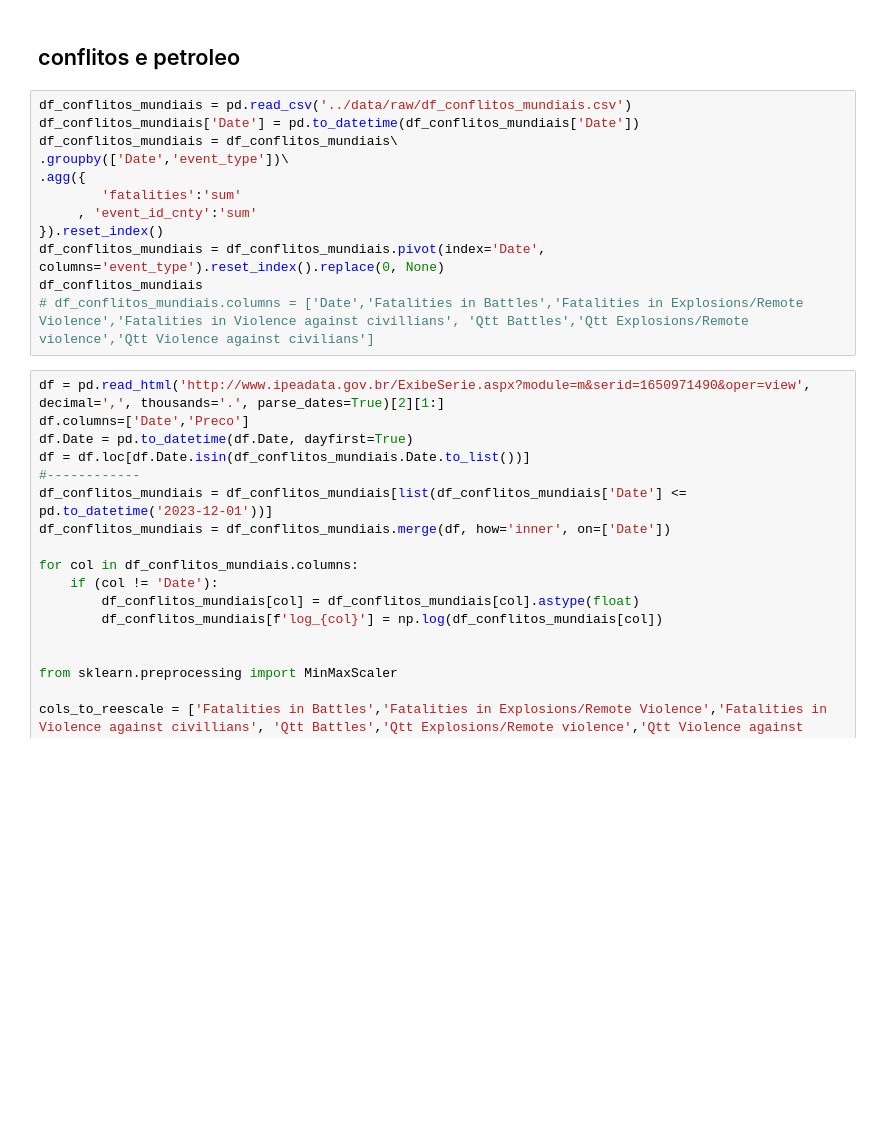
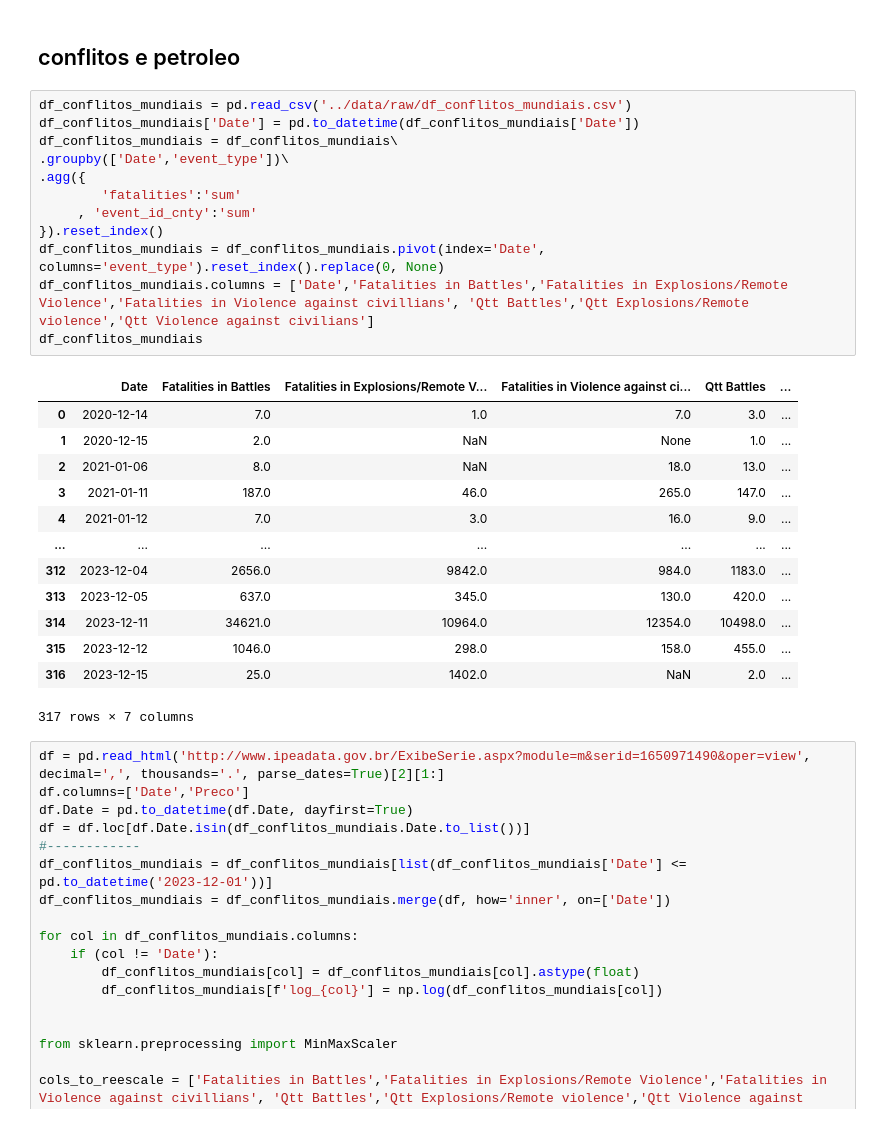
Before and after one commit to pehls/gp27_techchallenge_4, a Jupyter notebook: notebooks/002_gtrp_variaveis.ipynb, the cells around one changed output. Cells and saved outputs as stored; diff of their text form; blank space fills up the shorter version.

```diff
--- a/notebooks/002_gtrp_variaveis.ipynb
+++ b/notebooks/002_gtrp_variaveis.ipynb
@@ -50,15 +50,29 @@ df_conflitos[['event_type', 'sub_event_type']].drop_duplicates().to_csv('../data
 # %%
 df_conflitos_mundiais = pd.read_csv('../data/raw/df_conflitos_mundiais.csv')
 df_conflitos_mundiais['Date'] = pd.to_datetime(df_conflitos_mundiais['Date'])
 df_conflitos_mundiais = df_conflitos_mundiais\
 .groupby(['Date','event_type'])\
 .agg({
         'fatalities':'sum'
      , 'event_id_cnty':'sum'
 }).reset_index()
 df_conflitos_mundiais = df_conflitos_mundiais.pivot(index='Date', columns='event_type').reset_index().replace(0, None)
+df_conflitos_mundiais.columns = ['Date','Fatalities in Battles','Fatalities in Explosions/Remote Violence','Fatalities in Violence against civillians', 'Qtt Battles','Qtt Explosions/Remote violence','Qtt Violence against civilians']
 df_conflitos_mundiais
-# df_conflitos_mundiais.columns = ['Date','Fatalities in Battles','Fatalities in Explosions/Remote Violence','Fatalities in Violence against civillians', 'Qtt Battles','Qtt Explosions/Remote violence','Qtt Violence against civilians']
+# %% [output]
+|  | Date | Fatalities in Battles | Fatalities in Explosions/Remote V... | Fatalities in Violence against ci... | Qtt Battles | ... |
+| 0 | 2020-12-14 | 7.0 | 1.0 | 7.0 | 3.0 | ... |
+| 1 | 2020-12-15 | 2.0 | NaN | None | 1.0 | ... |
+| 2 | 2021-01-06 | 8.0 | NaN | 18.0 | 13.0 | ... |
+| 3 | 2021-01-11 | 187.0 | 46.0 | 265.0 | 147.0 | ... |
+| 4 | 2021-01-12 | 7.0 | 3.0 | 16.0 | 9.0 | ... |
+| ... | ... | ... | ... | ... | ... | ... |
+| 312 | 2023-12-04 | 2656.0 | 9842.0 | 984.0 | 1183.0 | ... |
+| 313 | 2023-12-05 | 637.0 | 345.0 | 130.0 | 420.0 | ... |
+| 314 | 2023-12-11 | 34621.0 | 10964.0 | 12354.0 | 10498.0 | ... |
+| 315 | 2023-12-12 | 1046.0 | 298.0 | 158.0 | 455.0 | ... |
+| 316 | 2023-12-15 | 25.0 | 1402.0 | NaN | 2.0 | ... |
+317 rows × 7 columns
 # %%
 df = pd.read_html('http://www.ipeadata.gov.br/ExibeSerie.aspx?module=m&serid=1650971490&oper=view', decimal=',', thousands='.', parse_dates=True)[2][1:]
 df.columns=['Date','Preco']
```
